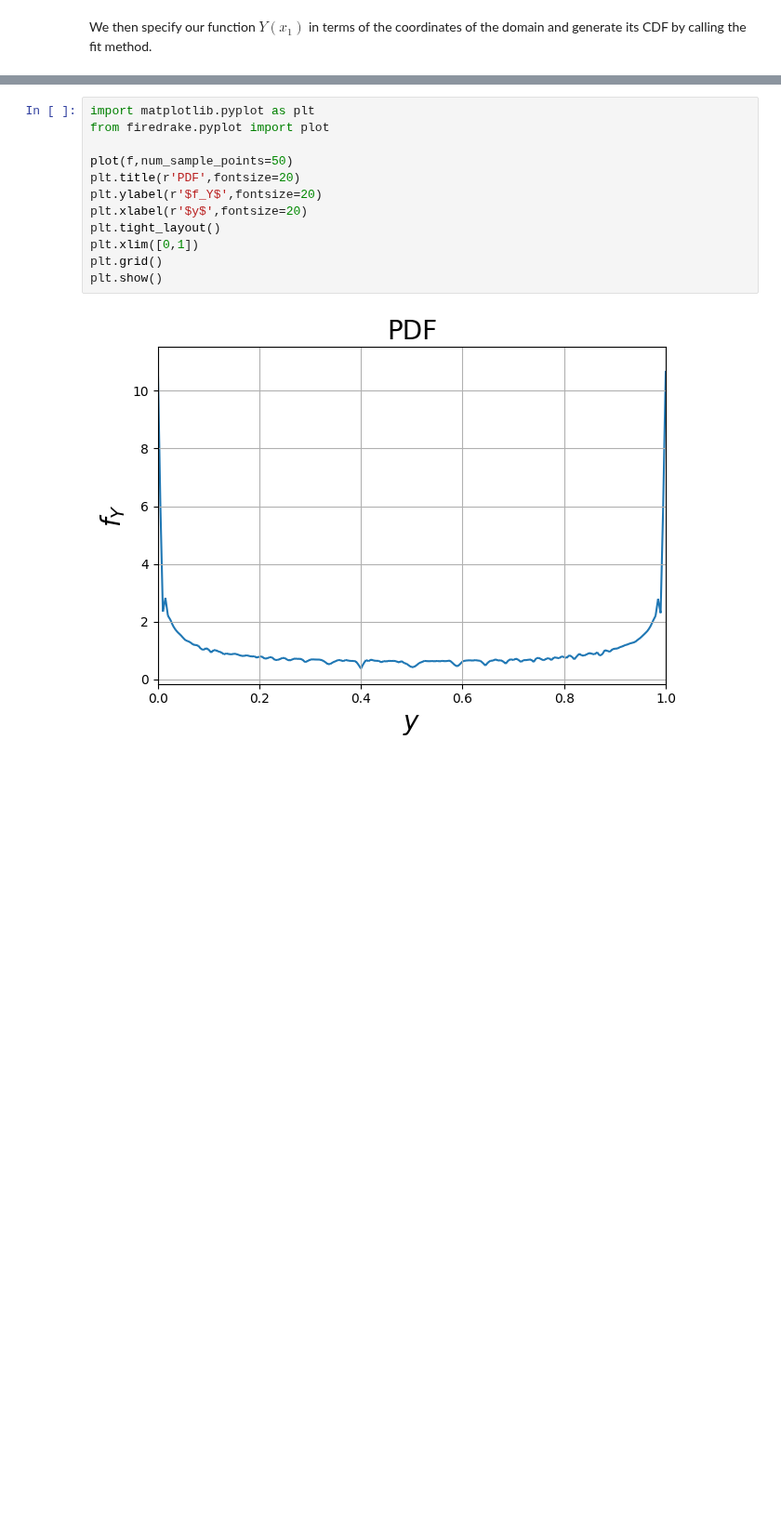
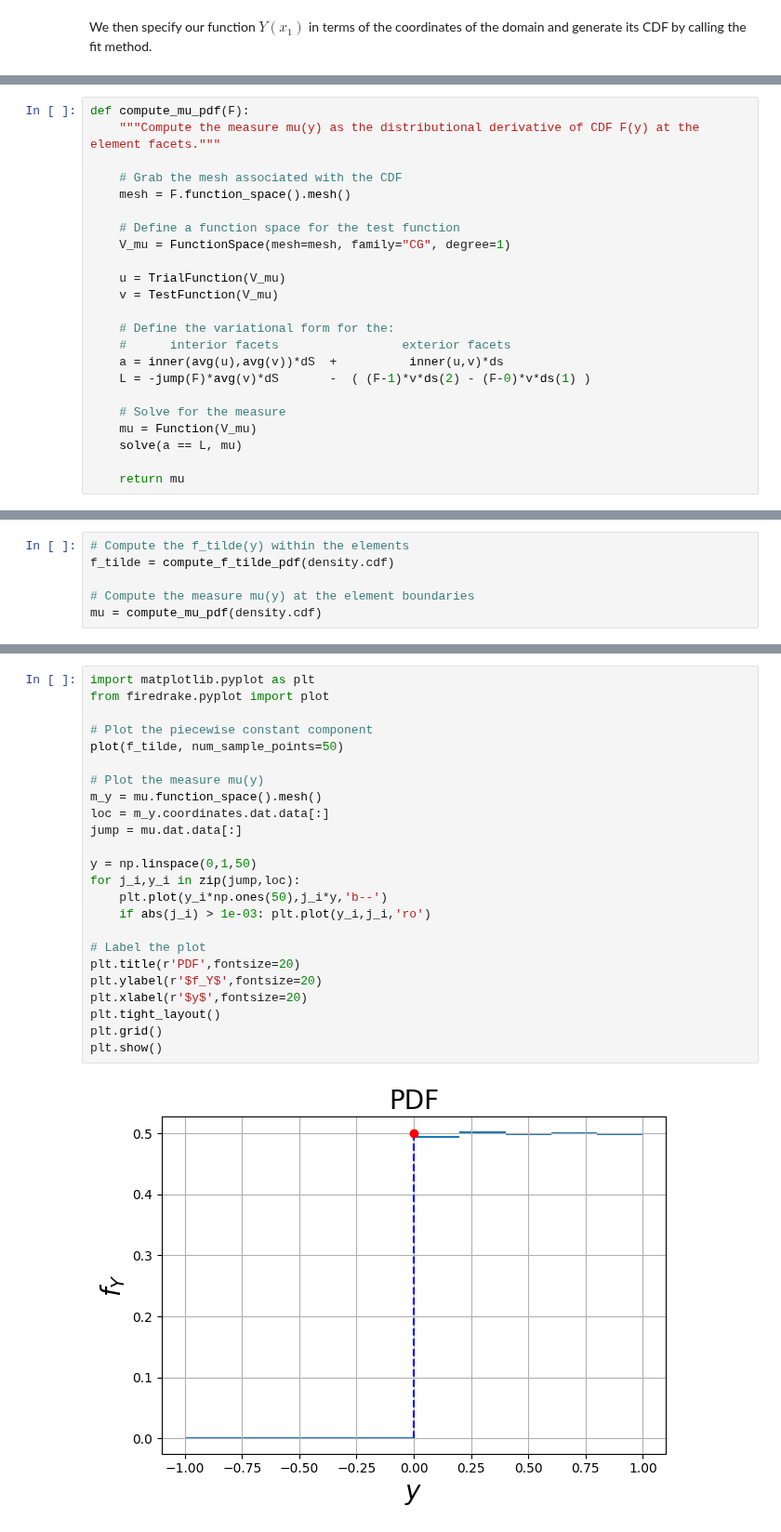
Before and after one commit to D-stratify/Numdf, a Jupyter notebook: notebooks/explanatory_notebooks/Part2_PDF_Construction.ipynb, the cells around one changed output, grey strips where cells are left out. Shown at 93% size. Saved outputs shown, nothing was run; the diff lists cells and outputs as text; blank space fills up the shorter version.

```diff
--- a/notebooks/explanatory_notebooks/Part2_PDF_Construction.ipynb
+++ b/notebooks/explanatory_notebooks/Part2_PDF_Construction.ipynb
@@ -100,0 +124,23 @@ We then plot the PDF below.
+# %%
+def compute_mu_pdf(F):
+    """Compute the measure mu(y) as the distributional derivative of CDF F(y) at the element facets."""
+
+    # Grab the mesh associated with the CDF
+    mesh = F.function_space().mesh()
+
+    # Define a function space for the test function
+    V_mu = FunctionSpace(mesh=mesh, family="CG", degree=1)
+
+    u = TrialFunction(V_mu)
+    v = TestFunction(V_mu)
+
+    # Define the variational form for the:
+    #      interior facets                 exterior facets
+    a = inner(avg(u),avg(v))*dS  +          inner(u,v)*ds
+    L = -jump(F)*avg(v)*dS       -  ( (F-1)*v*ds(2) - (F-0)*v*ds(1) )
+
+    # Solve for the measure
+    mu = Function(V_mu)
+    solve(a == L, mu)
+
+    return mu
@@ -100,0 +149,6 @@ We then plot the PDF below.
+# %%
+# Compute the f_tilde(y) within the elements
+f_tilde = compute_f_tilde_pdf(density.cdf)
+
+# Compute the measure mu(y) at the element boundaries
+mu = compute_mu_pdf(density.cdf)
@@ -101,14 +157,26 @@ We then plot the PDF below.
 # %%
 import matplotlib.pyplot as plt
 from firedrake.pyplot import plot
 
-plot(f,num_sample_points=50)
+# Plot the piecewise constant component
+plot(f_tilde, num_sample_points=50)
+
+# Plot the measure mu(y)
+m_y = mu.function_space().mesh()
+loc = m_y.coordinates.dat.data[:]
+jump = mu.dat.data[:]
+
+y = np.linspace(0,1,50)
+for j_i,y_i in zip(jump,loc):
+    plt.plot(y_i*np.ones(50),j_i*y,'b--')
+    if abs(j_i) > 1e-03: plt.plot(y_i,j_i,'ro')
+
+# Label the plot
 plt.title(r'PDF',fontsize=20)
 plt.ylabel(r'$f_Y$',fontsize=20)
 plt.xlabel(r'$y$',fontsize=20)
 plt.tight_layout()
-plt.xlim([0,1])
 plt.grid()
 plt.show()
 # %% [output]
-[figure, old version]
+[figure, new version]
```
Also changed, not shown: parts of 21 cells of this notebook, 9 other files.
